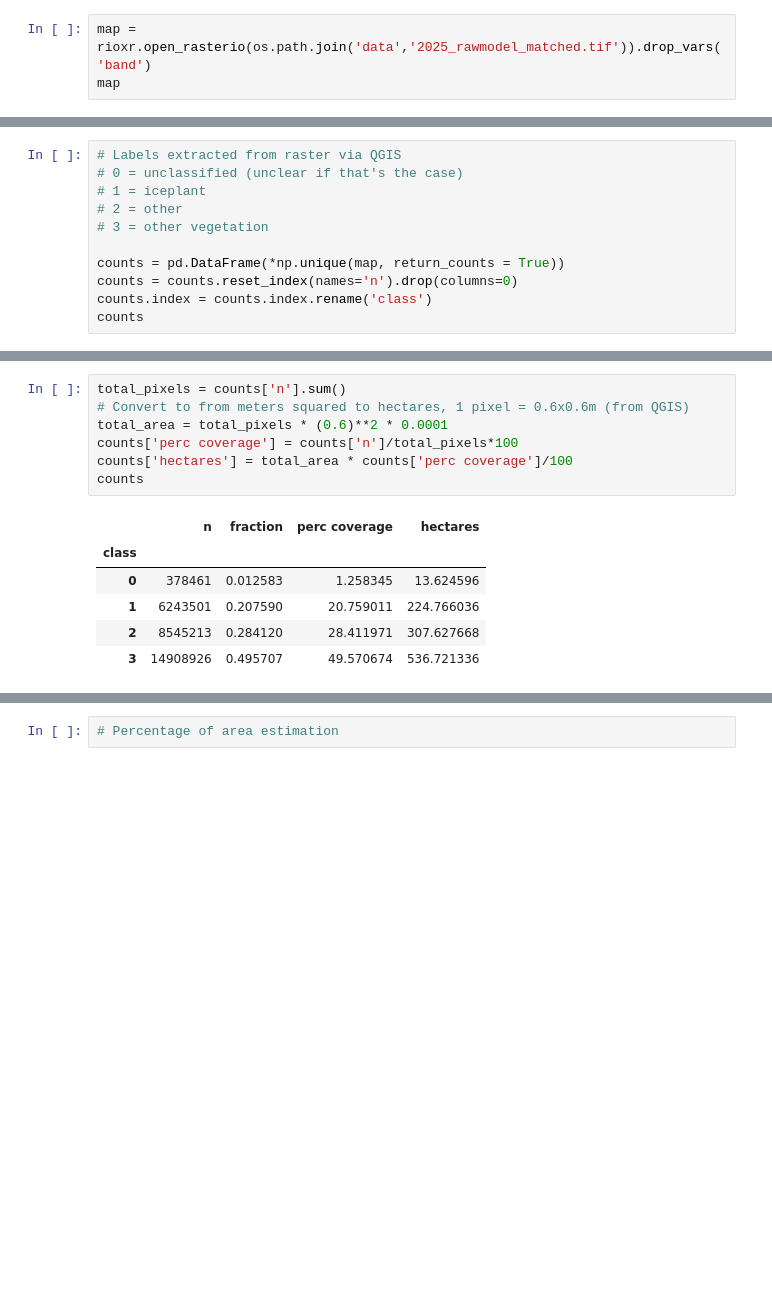
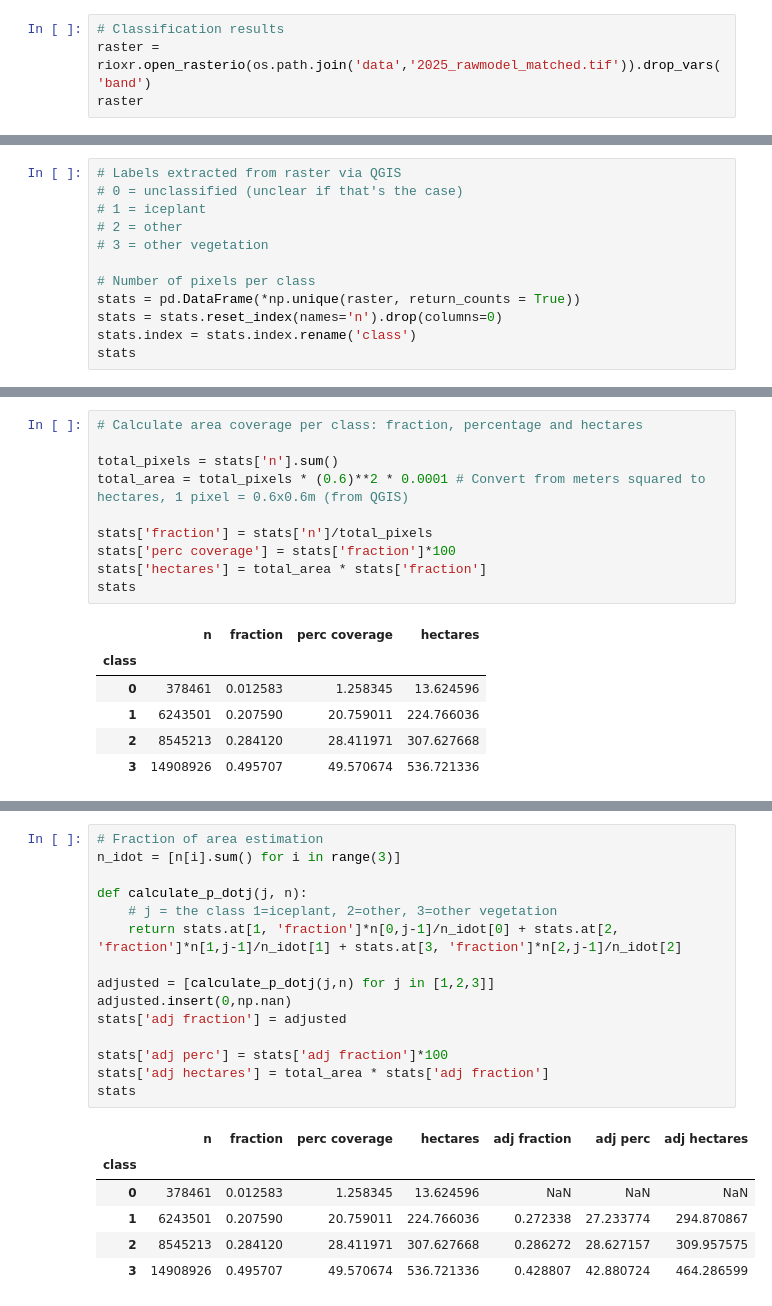
Before and after one commit to carmengg/iceplant-results-revision, a Jupyter notebook: accuracy-metrics-2025.ipynb, the cells around one changed output, grey strips where cells are left out. Saved outputs shown, nothing was run; the diff lists cells and outputs as text; blank space fills up the shorter version.

```diff
--- a/accuracy-metrics-2025.ipynb
+++ b/accuracy-metrics-2025.ipynb
@@ -27,6 +37,7 @@ pts
 # %%
-map = rioxr.open_rasterio(os.path.join('data','2025_rawmodel_matched.tif')).drop_vars('band')
-map
+# Classification results
+raster = rioxr.open_rasterio(os.path.join('data','2025_rawmodel_matched.tif')).drop_vars('band')
+raster
 # %% [output]
 <xarray.DataArray (band: 1, y: 5931, x: 5071)> Size: 60MB
 [30076101 values with dtype=int16]
@@ -47,10 +58,11 @@ Attributes:
 # 2 = other
 # 3 = other vegetation
 
-counts = pd.DataFrame(*np.unique(map, return_counts = True))
-counts = counts.reset_index(names='n').drop(columns=0)
-counts.index = counts.index.rename('class')
-counts
+# Number of pixels per class
+stats = pd.DataFrame(*np.unique(raster, return_counts = True))
+stats = stats.reset_index(names='n').drop(columns=0)
+stats.index = stats.index.rename('class')
+stats
 # %% [output]
 |  | n |
 | class |  |
@@ -59,12 +71,15 @@ counts
 | 2 | 8545213 |
 | 3 | 14908926 |
 # %%
-total_pixels = counts['n'].sum()
-# Convert to from meters squared to hectares, 1 pixel = 0.6x0.6m (from QGIS)
-total_area = total_pixels * (0.6)**2 * 0.0001
-counts['perc coverage'] = counts['n']/total_pixels*100
-counts['hectares'] = total_area * counts['perc coverage']/100
-counts
+# Calculate area coverage per class: fraction, percentage and hectares
+
+total_pixels = stats['n'].sum()
+total_area = total_pixels * (0.6)**2 * 0.0001 # Convert from meters squared to hectares, 1 pixel = 0.6x0.6m (from QGIS)
+
+stats['fraction'] = stats['n']/total_pixels
+stats['perc coverage'] = stats['fraction']*100
+stats['hectares'] = total_area * stats['fraction']
+stats
 # %% [output]
 |  | n | fraction | perc coverage | hectares |
 | class |  |  |  |  |
@@ -88,5 +97,25 @@ n
 array([[292,   2,   6],
        [  1, 111,   0],
        [ 41,   2, 257]])
-# %%
-# Percentage of area estimation
+# %%
+# Fraction of area estimation
+n_idot = [n[i].sum() for i in range(3)]
+
+def calculate_p_dotj(j, n):
+    # j = the class 1=iceplant, 2=other, 3=other vegetation
+    return stats.at[1, 'fraction']*n[0,j-1]/n_idot[0] + stats.at[2, 'fraction']*n[1,j-1]/n_idot[1] + stats.at[3, 'fraction']*n[2,j-1]/n_idot[2]
+
+adjusted = [calculate_p_dotj(j,n) for j in [1,2,3]]
+adjusted.insert(0,np.nan)
+stats['adj fraction'] = adjusted
+
+stats['adj perc'] = stats['adj fraction']*100
+stats['adj hectares'] = total_area * stats['adj fraction']
+stats
+# %% [output]
+|  | n | fraction | perc coverage | hectares | adj fraction | adj perc | adj hectares |
+| class |  |  |  |  |  |  |  |
+| 0 | 378461 | 0.012583 | 1.258345 | 13.624596 | NaN | NaN | NaN |
+| 1 | 6243501 | 0.207590 | 20.759011 | 224.766036 | 0.272338 | 27.233774 | 294.870867 |
+| 2 | 8545213 | 0.284120 | 28.411971 | 307.627668 | 0.286272 | 28.627157 | 309.957575 |
+| 3 | 14908926 | 0.495707 | 49.570674 | 536.721336 | 0.428807 | 42.880724 | 464.286599 |
```
Also changed, not shown: parts of 7 cells of this notebook.
